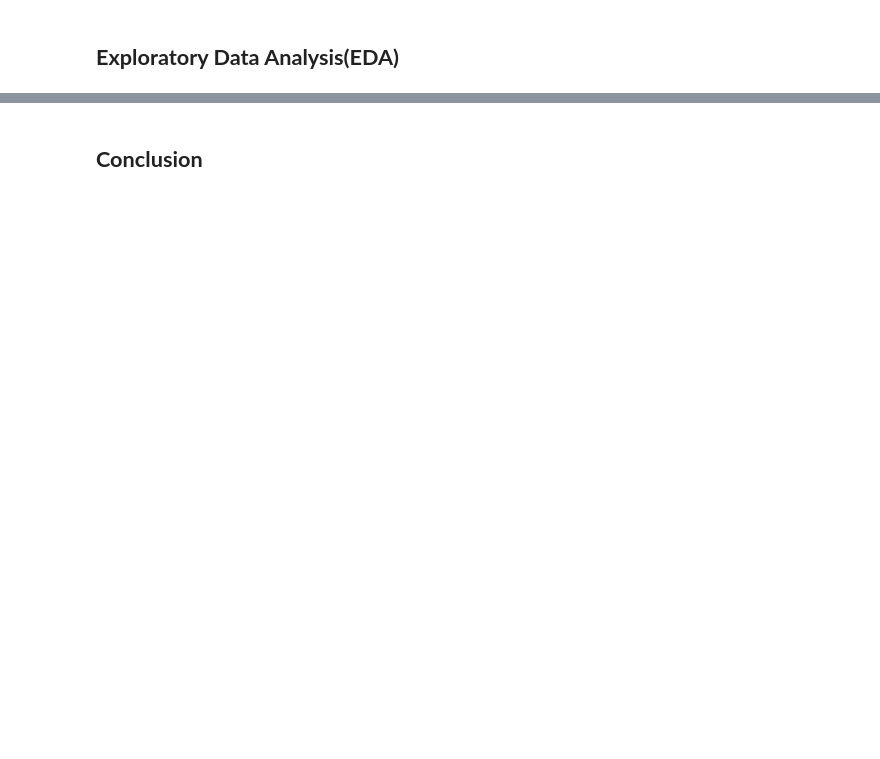
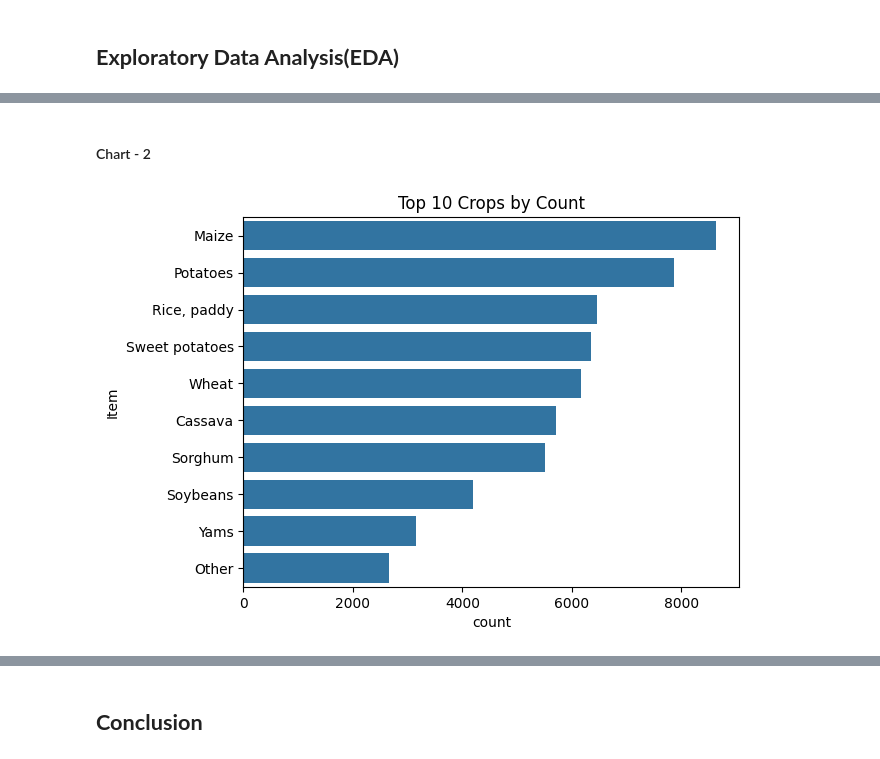
Before and after one commit to manishaachary13/crop_yield_predictoin_ML, a Jupyter notebook: crop_yield_prediction_ML.ipynb, the cells around one changed output, grey strips where cells are left out. Cells and saved outputs as stored; diff of their text form; code cells hidden in the pictures; blank space fills up the shorter version.

```diff
--- a/crop_yield_prediction_ML.ipynb
+++ b/crop_yield_prediction_ML.ipynb
@@ -336,0 +439,8 @@ Yield Value range: 0 - 1000000
+# %% [markdown]
+#### Chart - 2
+# %%
+sns.countplot(y=data_cleaned['Item'], order=data_cleaned['Item'].value_counts().index[:10])
+plt.title("Top 10 Crops by Count")
+plt.show()
+# %% [output]
+[figure, added]
```
Also changed, not shown: parts of 24 cells of this notebook.
